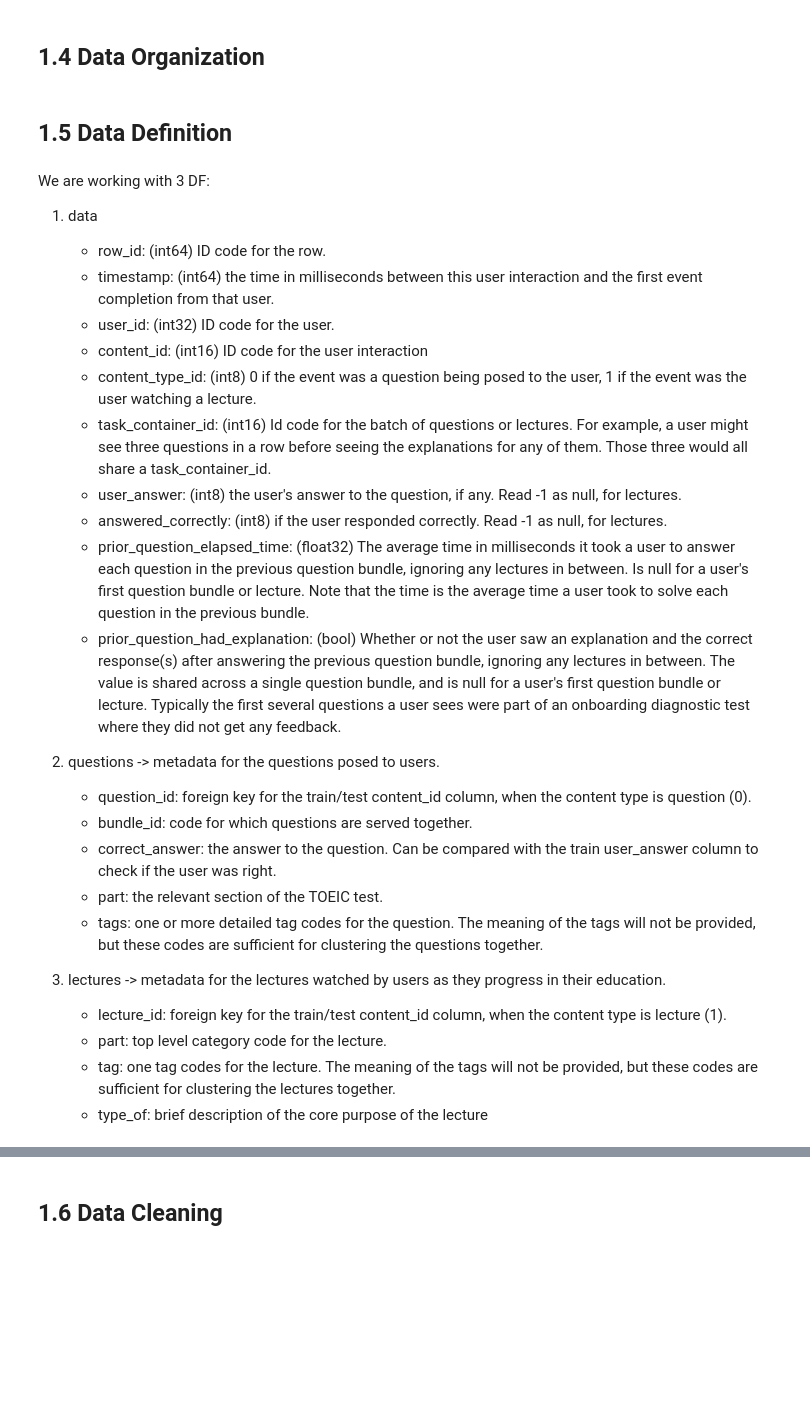
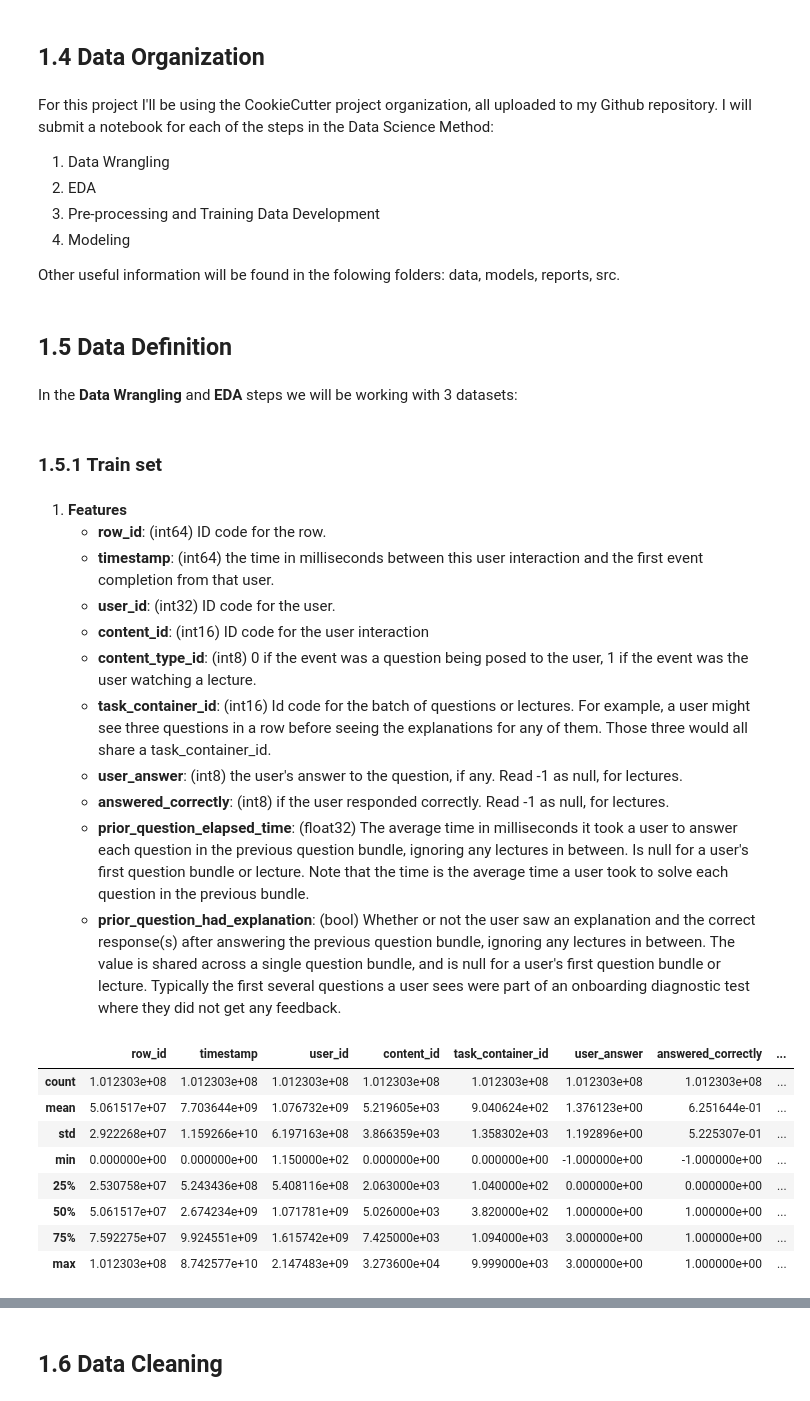
Before and after one commit to Razvanepe/Answer_Correctness_Prediction, a Jupyter notebook: notebooks/Data Wrangling - Draft.ipynb, the cells around one changed output, grey strips where cells are left out. Cells and saved outputs as stored; diff of their text form; code cells hidden in the pictures; blank space fills up the shorter version.

```diff
--- a/notebooks/Data Wrangling - Draft.ipynb
+++ b/notebooks/Data Wrangling - Draft.ipynb
@@ -54,33 +98,42 @@ memory usage: 528.4+ KB
 # %% [markdown]
 ## 1.4 Data Organization
+# %% [markdown]
+For this project I'll be using the CookieCutter project organization, all uploaded to my Github repository.
+I will submit a notebook for each of the steps in the Data Science Method:
+1. Data Wrangling
+2. EDA
+3. Pre-processing and Training Data Development
+4. Modeling
+
+Other useful information will be found in the folowing folders: data, models, reports, src.
 # %% [markdown]
 ## 1.5 Data Definition
+# %% [markdown]
+In the **Data Wrangling** and **EDA** steps we will be working with 3 datasets:
+# %% [markdown]
+### 1.5.1 Train set
 # %% [markdown]
-We are working with 3 DF:
-
-1. data
-    - row_id: (int64) ID code for the row.
-    - timestamp: (int64) the time in milliseconds between this user interaction and the first event completion from that user.
-    - user_id: (int32) ID code for the user.
-    - content_id: (int16) ID code for the user interaction
-    - content_type_id: (int8) 0 if the event was a question being posed to the user, 1 if the event was the user watching a lecture.
-    - task_container_id: (int16) Id code for the batch of questions or lectures. For example, a user might see three questions in a row before seeing the explanations for any of them. Those three would all share a task_container_id.
-    - user_answer: (int8) the user's answer to the question, if any. Read -1 as null, for lectures.
-    - answered_correctly: (int8) if the user responded correctly. Read -1 as null, for lectures.
-    - prior_question_elapsed_time: (float32) The average time in milliseconds it took a user to answer each question in the previous question bundle, ignoring any lectures in between. Is null for a user's first question bundle or lecture. Note that the time is the average time a user took to solve each question in the previous bundle.
-    - prior_question_had_explanation: (bool) Whether or not the user saw an explanation and the correct response(s) after answering the previous question bundle, ignoring any lectures in between. The value is shared across a single question bundle, and is null for a user's first question bundle or lecture. Typically the first several questions a user sees were part of an onboarding diagnostic test where they did not get any feedback.
-
-
-2. questions -> metadata for the questions posed to users.
-    - question_id: foreign key for the train/test content_id column, when the content type is question (0).
-    - bundle_id: code for which questions are served together.
-    - correct_answer: the answer to the question. Can be compared with the train user_answer column to check if the user was right.
-    - part: the relevant section of the TOEIC test.
-    - tags: one or more detailed tag codes for the question. The meaning of the tags will not be provided, but these codes are sufficient for clustering the questions together.
-
-
-3. lectures -> metadata for the lectures watched by users as they progress in their education.
-    - lecture_id: foreign key for the train/test content_id column, when the content type is lecture (1).
-    - part: top level category code for the lecture.
-    - tag: one tag codes for the lecture. The meaning of the tags will not be provided, but these codes are sufficient for clustering the lectures together.
-    - type_of: brief description of the core purpose of the lecture
+1. **Features**
+    - **row_id**: (int64) ID code for the row.
+    - **timestamp**: (int64) the time in milliseconds between this user interaction and the first event completion from that user.
+    - **user_id**: (int32) ID code for the user.
+    - **content_id**: (int16) ID code for the user interaction
+    - **content_type_id**: (int8) 0 if the event was a question being posed to the user, 1 if the event was the user watching a lecture.
+    - **task_container_id**: (int16) Id code for the batch of questions or lectures. For example, a user might see three questions in a row before seeing the explanations for any of them. Those three would all share a task_container_id.
+    - **user_answer**: (int8) the user's answer to the question, if any. Read -1 as null, for lectures.
+    - **answered_correctly**: (int8) if the user responded correctly. Read -1 as null, for lectures.
+    - **prior_question_elapsed_time**: (float32) The average time in milliseconds it took a user to answer each question in the previous question bundle, ignoring any lectures in between. Is null for a user's first question bundle or lecture. Note that the time is the average time a user took to solve each question in the previous bundle.
+    - **prior_question_had_explanation**: (bool) Whether or not the user saw an explanation and the correct response(s) after answering the previous question bundle, ignoring any lectures in between. The value is shared across a single question bundle, and is null for a user's first question bundle or lecture. Typically the first several questions a user sees were part of an onboarding diagnostic test where they did not get any feedback.
+# %%
+train = data_pd
+train.describe()
+# %% [output]
+|  | row_id | timestamp | user_id | content_id | task_container_id | user_answer | answered_correctly | ... |
+| count | 1.012303e+08 | 1.012303e+08 | 1.012303e+08 | 1.012303e+08 | 1.012303e+08 | 1.012303e+08 | 1.012303e+08 | ... |
+| mean | 5.061517e+07 | 7.703644e+09 | 1.076732e+09 | 5.219605e+03 | 9.040624e+02 | 1.376123e+00 | 6.251644e-01 | ... |
+| std | 2.922268e+07 | 1.159266e+10 | 6.197163e+08 | 3.866359e+03 | 1.358302e+03 | 1.192896e+00 | 5.225307e-01 | ... |
+| min | 0.000000e+00 | 0.000000e+00 | 1.150000e+02 | 0.000000e+00 | 0.000000e+00 | -1.000000e+00 | -1.000000e+00 | ... |
+| 25% | 2.530758e+07 | 5.243436e+08 | 5.408116e+08 | 2.063000e+03 | 1.040000e+02 | 0.000000e+00 | 0.000000e+00 | ... |
+| 50% | 5.061517e+07 | 2.674234e+09 | 1.071781e+09 | 5.026000e+03 | 3.820000e+02 | 1.000000e+00 | 1.000000e+00 | ... |
+| 75% | 7.592275e+07 | 9.924551e+09 | 1.615742e+09 | 7.425000e+03 | 1.094000e+03 | 3.000000e+00 | 1.000000e+00 | ... |
+| max | 1.012303e+08 | 8.742577e+10 | 2.147483e+09 | 3.273600e+04 | 9.999000e+03 | 3.000000e+00 | 1.000000e+00 | ... |
```
Also changed, not shown: parts of 30 cells of this notebook.
